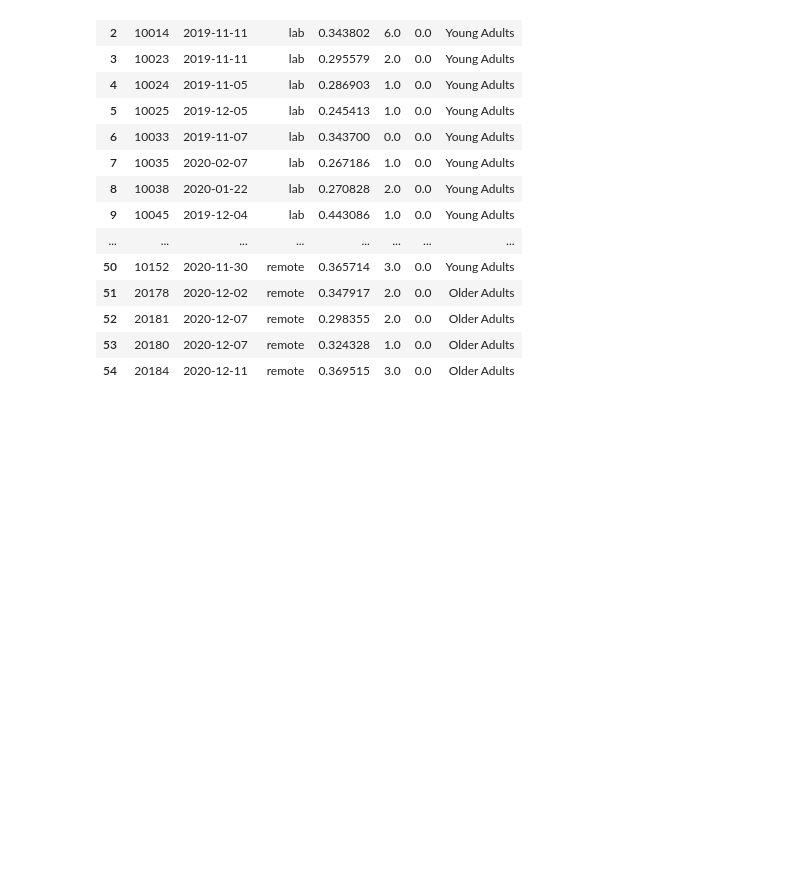
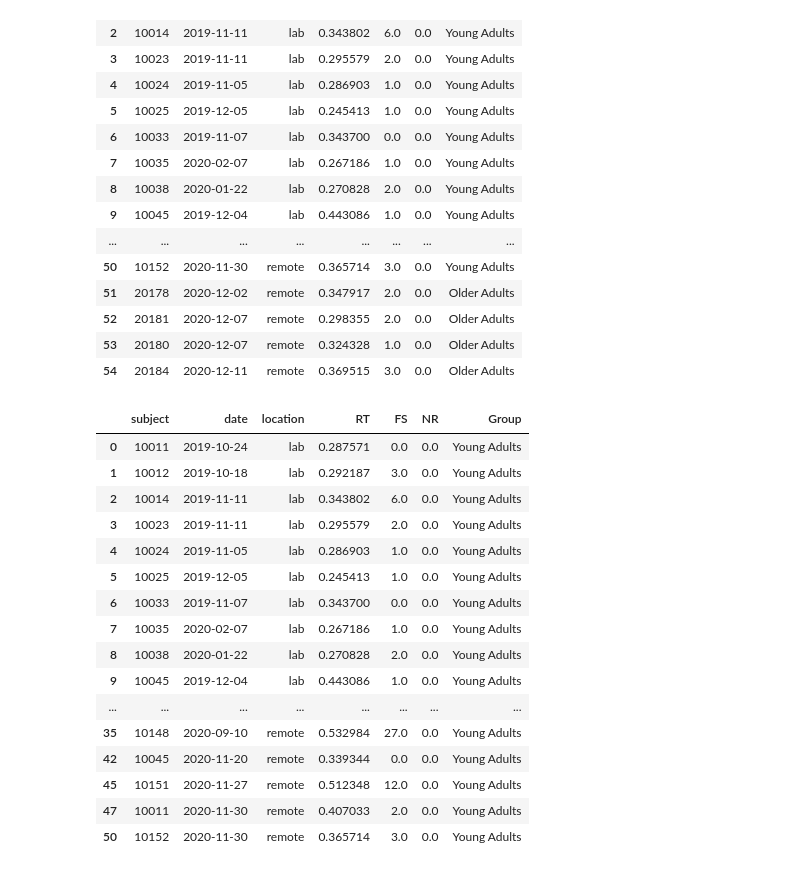
Before and after one commit to UTCogNeuroLab/wearables, a Jupyter notebook: notebooks/PVT.ipynb, the cells around one changed output. Saved outputs shown, nothing was run; the diff lists cells and outputs as text; code cells hidden in the pictures; blank space fills up the shorter version.

```diff
--- a/notebooks/PVT.ipynb
+++ b/notebooks/PVT.ipynb
@@ -173,6 +173,26 @@ See the caveats in the documentation: https://pandas.pydata.org/pandas-docs/stab
 | 54 | 20184 | 2020-12-11 | remote | 0.369515 | 3.0 | 0.0 | Older Adults |
 # %%
 pvt_results.to_csv(data_dir + 'PVT/pvt_results.csv', index=False)
+# %%
+pvt_results[pvt_results['Group'] == 'Young Adults']
+# %% [output]
+|  | subject | date | location | RT | FS | NR | Group |
+| 0 | 10011 | 2019-10-24 | lab | 0.287571 | 0.0 | 0.0 | Young Adults |
+| 1 | 10012 | 2019-10-18 | lab | 0.292187 | 3.0 | 0.0 | Young Adults |
+| 2 | 10014 | 2019-11-11 | lab | 0.343802 | 6.0 | 0.0 | Young Adults |
+| 3 | 10023 | 2019-11-11 | lab | 0.295579 | 2.0 | 0.0 | Young Adults |
+| 4 | 10024 | 2019-11-05 | lab | 0.286903 | 1.0 | 0.0 | Young Adults |
+| 5 | 10025 | 2019-12-05 | lab | 0.245413 | 1.0 | 0.0 | Young Adults |
+| 6 | 10033 | 2019-11-07 | lab | 0.343700 | 0.0 | 0.0 | Young Adults |
+| 7 | 10035 | 2020-02-07 | lab | 0.267186 | 1.0 | 0.0 | Young Adults |
+| 8 | 10038 | 2020-01-22 | lab | 0.270828 | 2.0 | 0.0 | Young Adults |
+| 9 | 10045 | 2019-12-04 | lab | 0.443086 | 1.0 | 0.0 | Young Adults |
+| ... | ... | ... | ... | ... | ... | ... | ... |
+| 35 | 10148 | 2020-09-10 | remote | 0.532984 | 27.0 | 0.0 | Young Adults |
+| 42 | 10045 | 2020-11-20 | remote | 0.339344 | 0.0 | 0.0 | Young Adults |
+| 45 | 10151 | 2020-11-27 | remote | 0.512348 | 12.0 | 0.0 | Young Adults |
+| 47 | 10011 | 2020-11-30 | remote | 0.407033 | 2.0 | 0.0 | Young Adults |
+| 50 | 10152 | 2020-11-30 | remote | 0.365714 | 3.0 | 0.0 | Young Adults |
 # %%
 import matplotlib.pyplot as plt
 import seaborn as sns
```
Also changed, not shown: parts of 5 cells of this notebook.
